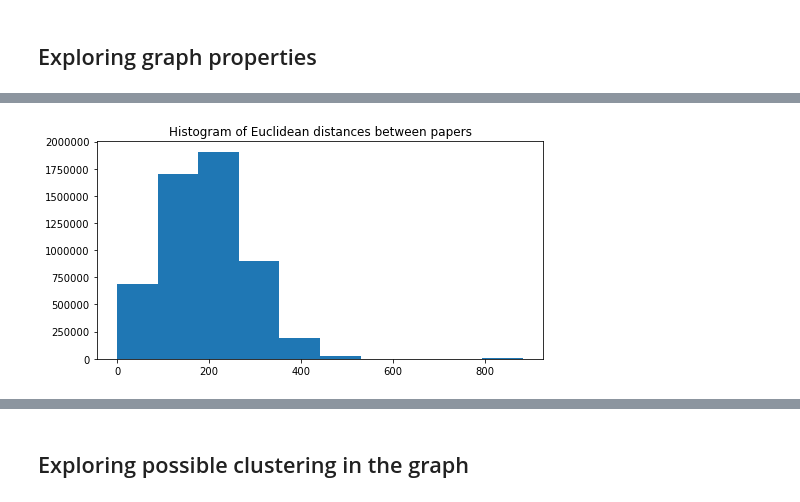
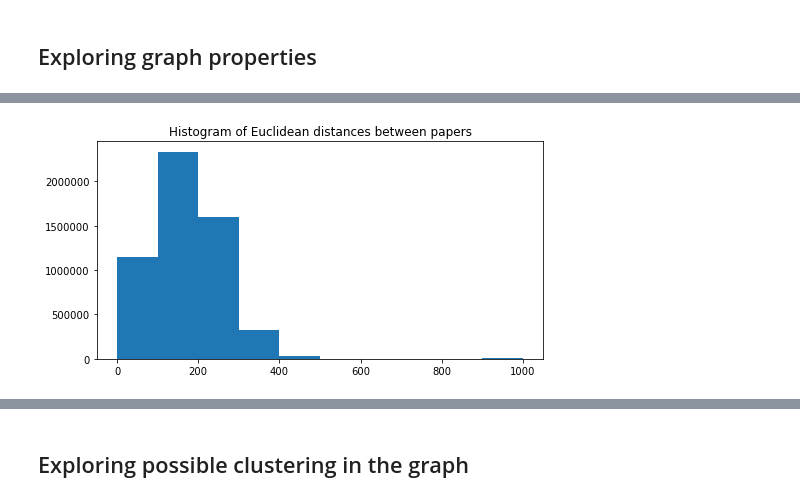
Before and after one commit to aaag97/ntds-projects, a Jupyter notebook: Project/wikipedia.ipynb, the cells around one changed output, grey strips where cells are left out. Drawn from its saved outputs; the diff is of its cells as text; code cells hidden in the pictures.

```diff
--- a/Project/wikipedia.ipynb
+++ b/Project/wikipedia.ipynb
@@ -43,13 +43,13 @@ class DataAquisitionUtils():
         """
 #         return 0
         list_articles = []
-        for c in category_members.values():
+        for c in categorymembers.values():
             if c.ns == 0:
                 list_articles.append(c)
-                #print("%s: %s (ns: %d)" % ("*" * (level + 1), c.title, c.ns))
+                ##print("%s: %s (ns: %d)" % ("*" * (level + 1), c.title, c.ns))
             elif level < max_level and c.ns == 14:
                 sub_list = []
-                sub_list = DataAquisitionUtils.fetch_category_members(c.categorymembers, level=level + 1, max_level=max_level)
+                sub_list = print_categorymembers(c.categorymembers, level=level + 1, max_level=max_level)
                 list_articles = list_articles + sub_list
         return list_articles
 
@@ -65,10 +65,13 @@ class DataAquisitionUtils():
         matrix = np.zeros((len(list_articles), len(list_articles)))
         compt = 0
         for article in list_articles:
+            if (compt%10 == 0) :
+                print(compt)
             for link in article.links:
                 for i in range(len(list_articles)):
                     if (link == list_articles[i].title):
                         matrix[compt,i] = 1
+            compt = compt + 1
         return matrix
 
     @staticmethod
@@ -101,7 +104,7 @@ class DataAquisitionUtils():
                 pass
             words = word_tokenize(page.content)
             words = [elem.lower() for elem in words]
-            words = [elem for elem in words if len(elem) > 1 and elem.isdigit() == False]
+            words = [elem for elem in words if len(elem) > 1 and elem.isalpha() == True]
             words_wostop = [x for x in words if x not in stop_words]
             words_wostop = [elem.lower() for elem in words_wostop]
             if (is_title == False):
@@ -125,6 +128,7 @@ class DataAquisitionUtils():
 # %%
 class NLPUtilities():
 
+    @staticmethod
     def TF_IDF(words_df, nb_words):
         """
         Function to get the words with the top TF-IDF scores
@@ -189,6 +211,6 @@ ReadTimeout: HTTPSConnectionPool(host='en.wikipedia.org', port=443): Read timed
 # %%
 #Take all the words present in the articles that are not stopwords
 stop_found = ['====', '===', '==', '<<', '>>', "''", '``', "'s" , '\displaystyle', '...', '\phi', '\mu', '\mathbf', '--', 'x_',
-        '\alpha', '\dot', '\hat', '\lambda', '\left', '\right', 'matcal', '\nu', '\partial'] #getting the stopwords found in the articles after exmination
+        '\alpha', '\dot', '\hat', '\lambda', '\left', '\right', 'mathcal', '\nu', '\partial'] #getting the stopwords found in the articles after exmination
 stop_pre = stopwords.words('english') # getting the common english stopwords
 stop_words = stop_found + stop_pre
@@ -381,6 +443,6 @@ distances = np.array([[(np.sum((features[i,:]-features[j,:])**2)) for i in range
 # %%
 plt.figure(1, figsize=(8, 4))
-plt.title("Histogram of Euclidean distances between articles")
+plt.title("Histogram of Euclidean distances between papers")
 plt.hist(distances.flatten());
 # %% [output]
-[figure, old version]
+[figure, new version]
```
Also changed, not shown: parts of 47 cells of this notebook.
